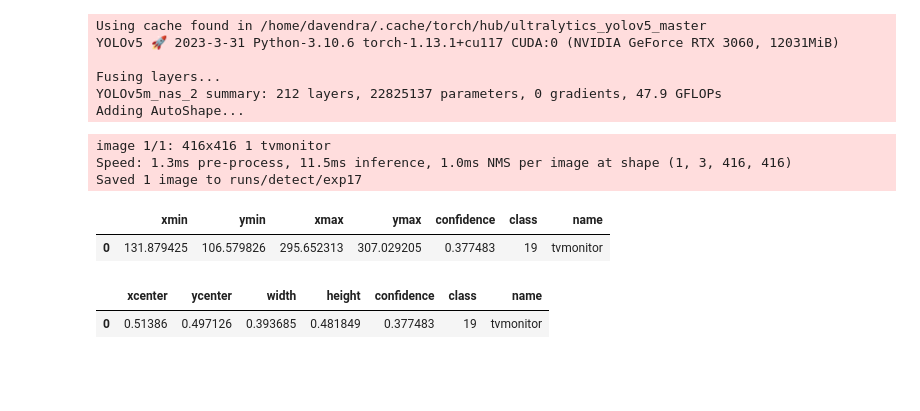
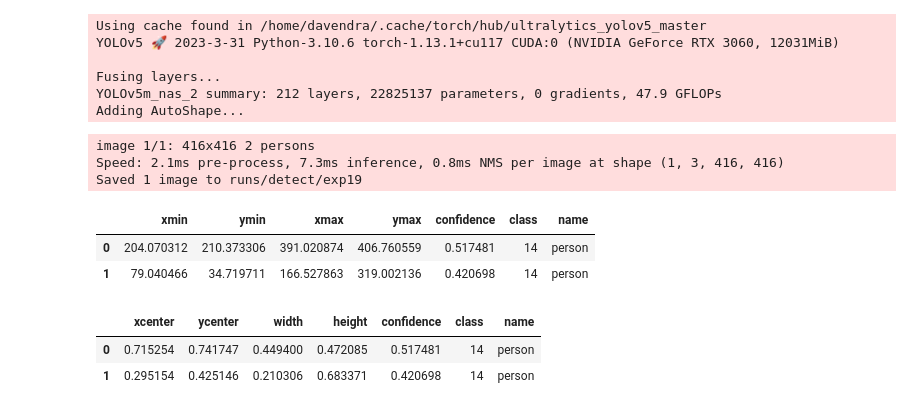
Before and after one commit to sabitatasnim/accelerating-yolo, a Jupyter notebook: test.ipynb, the cells around one changed output. Cells and saved outputs as stored; diff of their text form; code cells hidden in the pictures; blank space fills up the shorter version.

```diff
--- a/test.ipynb
+++ b/test.ipynb
@@ -12,26 +12,28 @@ YOLOv5m_nas_2 summary: 212 layers, 22825137 parameters, 0 gradients, 47.9 GFLOPs
 Adding AutoShape...
 # %%
 # Images
-im1 = Image.open('/home/davendra/Documents/uoft/capstone/datasets/subset_VOC/data/2007_000039_jpg.rf.d8d0006e3052f0ad81292a595576f5e2.jpg')
+im1 = Image.open('/home/davendra/Documents/uoft/capstone/datasets/VOC/valid/images/2012_004331_jpg.rf.cd71cef7014153c5fa9fe54784b1f520.jpg')
 
 model.eval()
 
 results = model(im1, 416)
 
 results.print()
 results.save()  # or .show()
 
 results.xyxy[0]  # im1 predictions (tensor)
 results.pandas().xyxy[0]  # im1 predictions (pandas)
 # %% [output]
-image 1/1: 416x416 1 tvmonitor
-Speed: 1.3ms pre-process, 11.5ms inference, 1.0ms NMS per image at shape (1, 3, 416, 416)
-Saved 1 image to runs/detect/exp17
+image 1/1: 416x416 2 persons
+Speed: 2.1ms pre-process, 7.3ms inference, 0.8ms NMS per image at shape (1, 3, 416, 416)
+Saved 1 image to runs/detect/exp19
 |  | xmin | ymin | xmax | ymax | confidence | class | name |
-| 0 | 131.879425 | 106.579826 | 295.652313 | 307.029205 | 0.377483 | 19 | tvmonitor |
+| 0 | 204.070312 | 210.373306 | 391.020874 | 406.760559 | 0.517481 | 14 | person |
+| 1 | 79.040466 | 34.719711 | 166.527863 | 319.002136 | 0.420698 | 14 | person |
 # %%
 results.xywhn[0]
 results.pandas().xywhn[0]  # im1 predictions (pandas)
 # %% [output]
 |  | xcenter | ycenter | width | height | confidence | class | name |
-| 0 | 0.51386 | 0.497126 | 0.393685 | 0.481849 | 0.377483 | 19 | tvmonitor |
+| 0 | 0.715254 | 0.741747 | 0.449400 | 0.472085 | 0.517481 | 14 | person |
+| 1 | 0.295154 | 0.425146 | 0.210306 | 0.683371 | 0.420698 | 14 | person |
```
Also changed, not shown: parts of 4 cells of this notebook.
